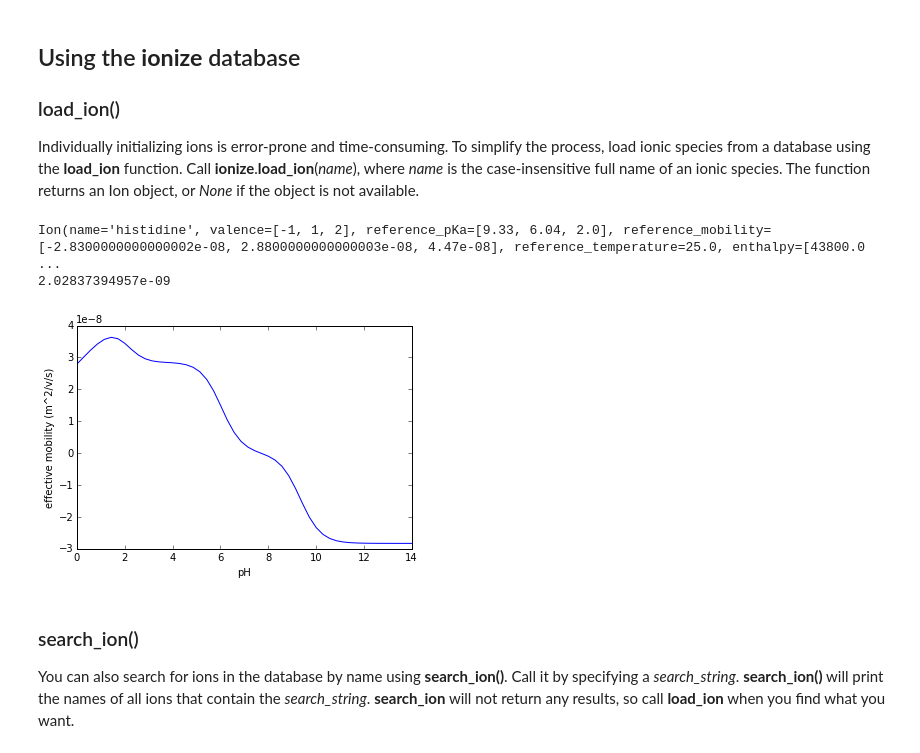
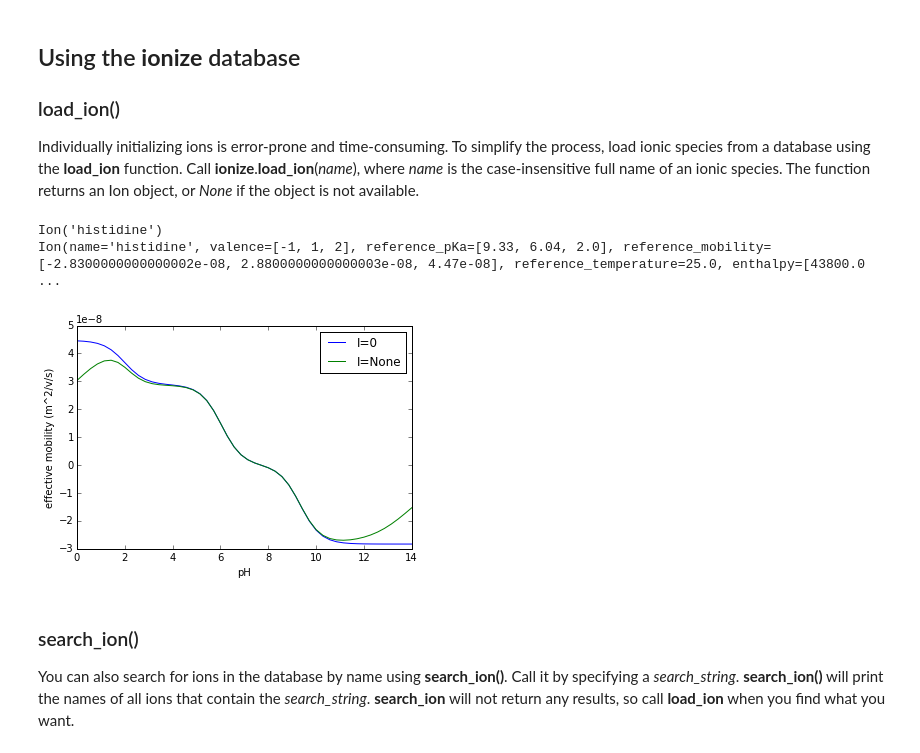
Before and after one commit to lewisamarshall/ionize, a Jupyter notebook: tutorial.ipynb, the cells around one changed output. Drawn from its saved outputs; the diff is of its cells as text; code cells hidden in the pictures.

```diff
--- a/tutorial.ipynb
+++ b/tutorial.ipynb
@@ -71,22 +69,23 @@ Individually initializing ions is error-prone and time-consuming. To simplify th
 # %%
 database = ionize.Database()
 histidine = database.load('histidine')
+print histidine
 print repr(histidine)
-print database.load('hydrochloric acid').diffusivity(8)
 [database.load('histidine').pKa(0, t) for t in np.linspace(0, 50)]
 
 
-mu_histidine = [histidine.mobility(p) for p in pH]
-
-plot(pH, mu_histidine)
+for ionic_strength in (0, None):
+    mu_histidine = [histidine.mobility(p, ionic_strength=ionic_strength) for p in pH]
+    plot(pH, mu_histidine, label="I={}".format(ionic_strength))
 
 xlabel('pH'); xlim([0, 14])
 ylabel('effective mobility (m^2/v/s)')
+legend()
 show()
 # %% [output]
+Ion('histidine')
 Ion(name='histidine', valence=[-1, 1, 2], reference_pKa=[9.33, 6.04, 2.0], reference_mobility=[-2.8300000000000002e-08, 2.8800000000000003e-08, 4.47e-08], reference_temperature=25.0, enthalpy=[43800.0 ...
-2.02837394957e-09
-[figure, old version]
+[figure, new version]
 # %% [markdown]
 ### search_ion()
 
```
Also changed, not shown: parts of 8 cells of this notebook, 6 other files.
